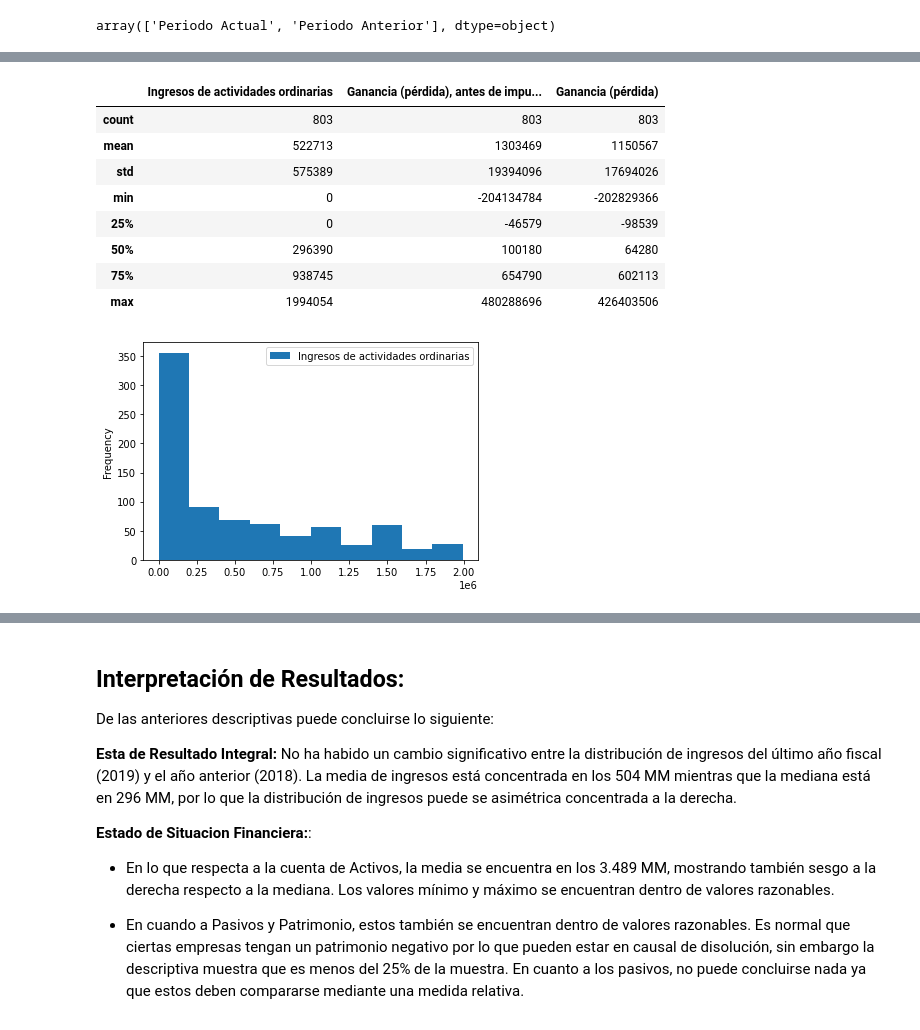
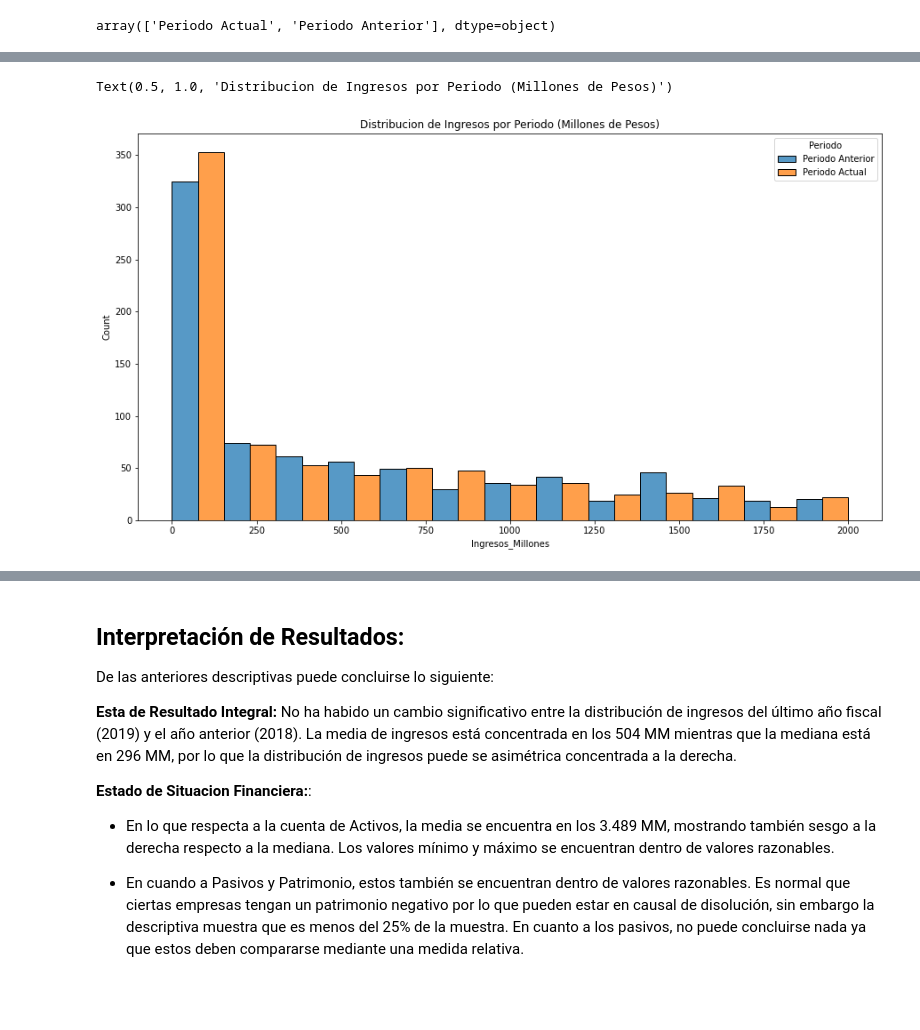
Before and after one commit to Grogu1992/ScoringPJ, a Jupyter notebook: IDA - ScoringPJ.ipynb, the cells around one changed output, grey strips where cells are left out. Cells and saved outputs as stored; diff of their text form; code cells hidden in the pictures; blank space fills up the shorter version.

```diff
--- a/IDA - ScoringPJ.ipynb
+++ b/IDA - ScoringPJ.ipynb
@@ -177,14 +236,13 @@ ERI[['Ingresos de actividades ordinarias','Ganancia (pérdida), antes de impuest
-# %%
-ERI['Ingresos de actividades ordinarias'][(ERI['Ingresos de actividades ordinarias']<=2000000) & (ERI['Periodo']=='Periodo Anterior')].plot.hist(bins=10, legend = True)
-ERI[['Ingresos de actividades ordinarias','Ganancia (pérdida), antes de impuestos','Ganancia (pérdida)']][(ERI['Ingresos de actividades ordinarias']<=2000000) & (ERI['Periodo']=='Periodo Anterior')].describe()
-# %% [output]
-|  | Ingresos de actividades ordinarias | Ganancia (pérdida), antes de impu... | Ganancia (pérdida) |
-| count | 803 | 803 | 803 |
-| mean | 522713 | 1303469 | 1150567 |
-| std | 575389 | 19394096 | 17694026 |
-| min | 0 | -204134784 | -202829366 |
-| 25% | 0 | -46579 | -98539 |
-| 50% | 296390 | 100180 | 64280 |
-| 75% | 938745 | 654790 | 602113 |
-| max | 1994054 | 480288696 | 426403506 |
-[figure, removed]
+# %%
+ERI_INGRESOS = pd.pivot_table(
+    ERI,
+    values='Ingresos_Millones',
+   index=['Nit'],
+    columns='Periodo',
+)
+plt.figure(figsize=(15,8))
+#ERI_INGRESOS.plot.hist(bins=10,legend = True,subplots=True, figsize=(10,10))
+sns.histplot(x='Ingresos_Millones', hue='Periodo',multiple="dodge", data=ERI[(ERI['Ingresos de actividades ordinarias']<=2000000)]).set_title('Distribucion de Ingresos por Periodo (Millones de Pesos)')
+# %% [output]
+Text(0.5, 1.0, 'Distribucion de Ingresos por Periodo (Millones de Pesos)')
+[figure, added]
```
Also changed, not shown: parts of 61 cells of this notebook.
